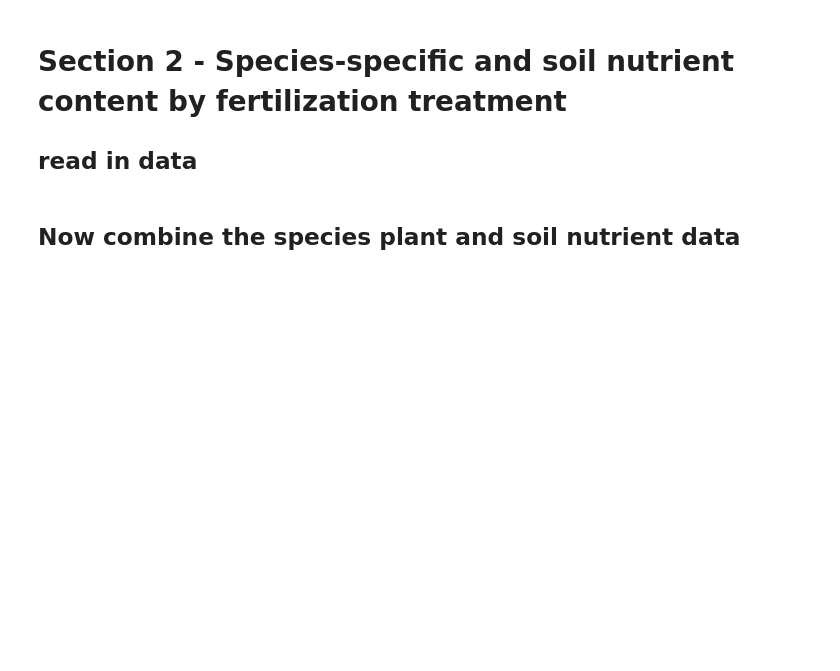
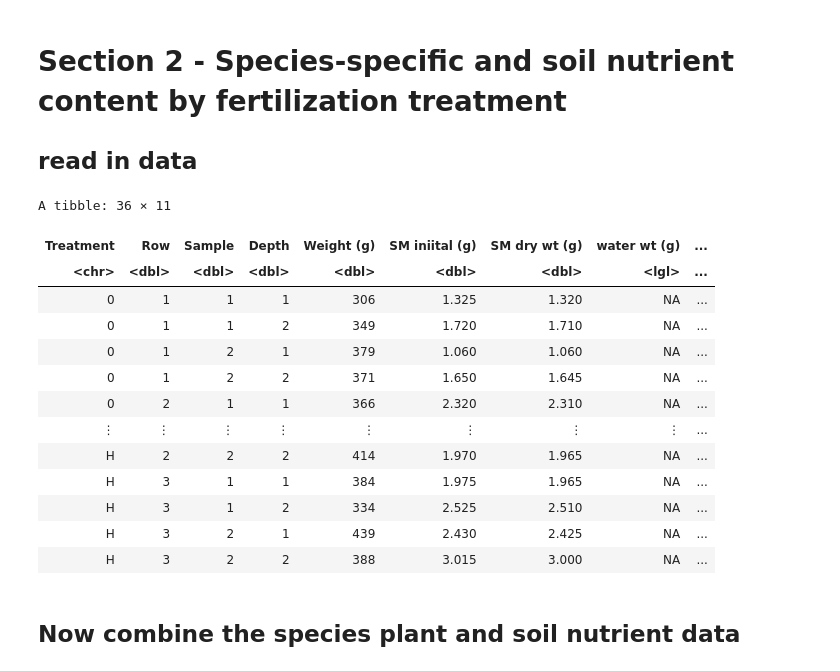
Before and after one commit to ddlawton/herbivore_nutrient_interactions, a Jupyter notebook: scripts/field_cage_experiment/01_field_cages_plant_nutrient_analyses.ipynb, the cells around one changed output. Cells and saved outputs as stored; diff of their text form; code cells hidden in the pictures; blank space fills up the shorter version.

```diff
--- a/scripts/field_cage_experiment/01_field_cages_plant_nutrient_analyses.ipynb
+++ b/scripts/field_cage_experiment/01_field_cages_plant_nutrient_analyses.ipynb
@@ -446,6 +446,23 @@ saveRDS(models, here("output/field_cage_experiment/model_objects/plant_nutrient_
 # Section 2 - Species-specific and soil nutrient content by fertilization treatment
 
 ## read in data
+# %%
+readxl::read_xlsx(here('data/raw/field_cage_experiment/Aus_2015_ExpPlots_soil.xlsx'))
+# %% [output]
+A tibble: 36 × 11
+| Treatment | Row | Sample | Depth | Weight (g) | SM iniital (g) | SM dry wt (g) | water wt (g) | ... |
+| <chr> | <dbl> | <dbl> | <dbl> | <dbl> | <dbl> | <dbl> | <lgl> | ... |
+| 0 | 1 | 1 | 1 | 306 | 1.325 | 1.320 | NA | ... |
+| 0 | 1 | 1 | 2 | 349 | 1.720 | 1.710 | NA | ... |
+| 0 | 1 | 2 | 1 | 379 | 1.060 | 1.060 | NA | ... |
+| 0 | 1 | 2 | 2 | 371 | 1.650 | 1.645 | NA | ... |
+| 0 | 2 | 1 | 1 | 366 | 2.320 | 2.310 | NA | ... |
+| ⋮ | ⋮ | ⋮ | ⋮ | ⋮ | ⋮ | ⋮ | ⋮ | ... |
+| H | 2 | 2 | 2 | 414 | 1.970 | 1.965 | NA | ... |
+| H | 3 | 1 | 1 | 384 | 1.975 | 1.965 | NA | ... |
+| H | 3 | 1 | 2 | 334 | 2.525 | 2.510 | NA | ... |
+| H | 3 | 2 | 1 | 439 | 2.430 | 2.425 | NA | ... |
+| H | 3 | 2 | 2 | 388 | 3.015 | 3.000 | NA | ... |
 # %%
 plant_nutrients2 <- read.csv(here("data/raw/field_cage_experiment/Field_Cage_Nutrients_Through_Time.csv")) |>
     mutate(Treatment = fct_recode(Treatment, "None" = "0", "Medium" = "M", "High" = "H",
```
Also changed, not shown: 6 other files.
